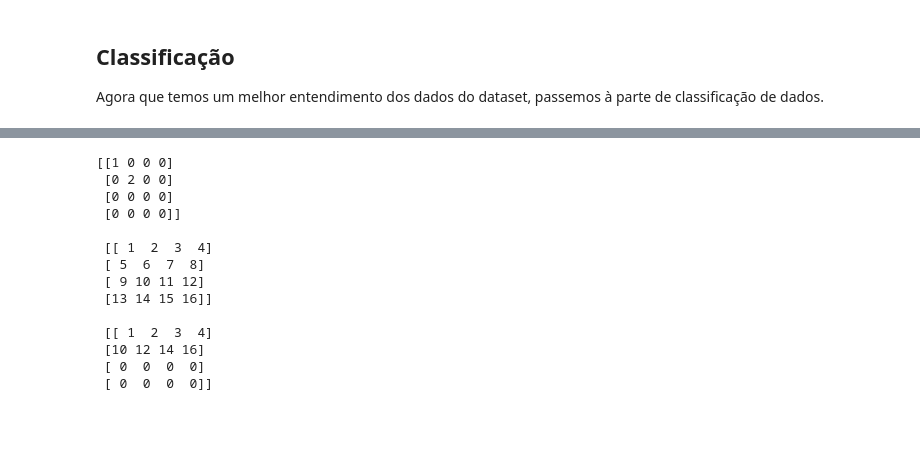
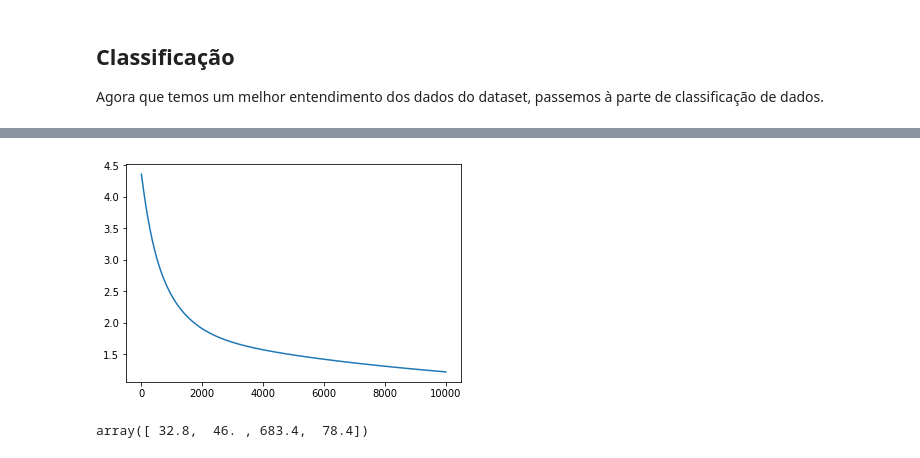
Before and after one commit to GuilhermeFreire/Keystrokes, a Jupyter notebook: Keystroke Analysis.ipynb, the cells around one changed output, grey strips where cells are left out. Drawn from its saved outputs; the diff is of its cells as text; code cells hidden in the pictures; blank space fills up the shorter version.

```diff
--- a/Keystroke Analysis.ipynb
+++ b/Keystroke Analysis.ipynb
@@ -447,0 +501,12 @@ print(n)
+# %%
+plot_points_31D = {"s005":[], "s010":[], "s011":[], "s016":[]}
+for i, point in enumerate(norm_keystrokes):
+    if recordings[i][0] in vis_users:
+        plot_points_31D[recordings[i][0]].append(point)
+# %%
+train_data = np.array(plot_points_31D["s005"] + plot_points_31D["s011"])
+train_data = [{"label": 1 if i < 400 else 0, "value": value} for i, value in enumerate(train_data)]
+shuffle(train_data)
+
+labels = [data["label"] for data in train_data]
+values = [data["value"] for data in train_data]
@@ -447,0 +517,23 @@ print(n)
+# %%
+def give_batch(size, labels, values):
+    for i in range(len(labels) // size):
+        yield np.array(labels[i*size:(i+1)*size]), np.array(values[i*size:(i+1)*size])
+# %%
+test_loss = []
+test_accuracies = []
+
+w_teste = np.random.rand(31)
+b_teste = np.random.rand(1)
+
+lr = 1e-3
+
+for epoch in range(10000):
+    for ls, vs in give_batch(800, labels, values):
+        predictions = forward_pass(vs, w_teste, b_teste)[0]
+        test_accuracies.append(100* np.mean((predictions > 0.5) == (ls == 1)))
+        print("Ep: {} - Acc: {}%".format(epoch, test_accuracies[-1]))
+        test_loss.append(calc_loss(predictions, ls))
+        print(test_loss[-1])
+        dW, db = backward_pass(vs, ls, w_teste, b_teste)
+        w_teste -= dW * lr
+        b_teste -= db * lr
@@ -448,22 +558,12 @@ print(n)
+# %%
+plt.plot(test_loss)
+plt.show()
+# %% [output]
+[figure, added]
 # %%
-a = np.diag([1,2,0,0])
-b = np.array([[1,2,3,4],[5,6,7,8],[9,10,11,12],[13,14,15,16]])
-c = a @ b
-print(a,"\n\n", b)
-print("\n",c)
-print(b )
+a = np.array([4,5,67,7])
+v = np.array([[1,2,3,4], [5,6,7,8], [9,10,11,12], [13,14,15,16],  [13,14,15,16]])
+
+np.mean(a * v, axis=0)
 # %% [output]
-[[1 0 0 0]
- [0 2 0 0]
- [0 0 0 0]
- [0 0 0 0]]
-
- [[ 1  2  3  4]
- [ 5  6  7  8]
- [ 9 10 11 12]
- [13 14 15 16]]
-
- [[ 1  2  3  4]
- [10 12 14 16]
- [ 0  0  0  0]
- [ 0  0  0  0]]
+array([ 32.8,  46. , 683.4,  78.4])
```
Also changed, not shown: parts of 30 cells of this notebook, 1 other file.
